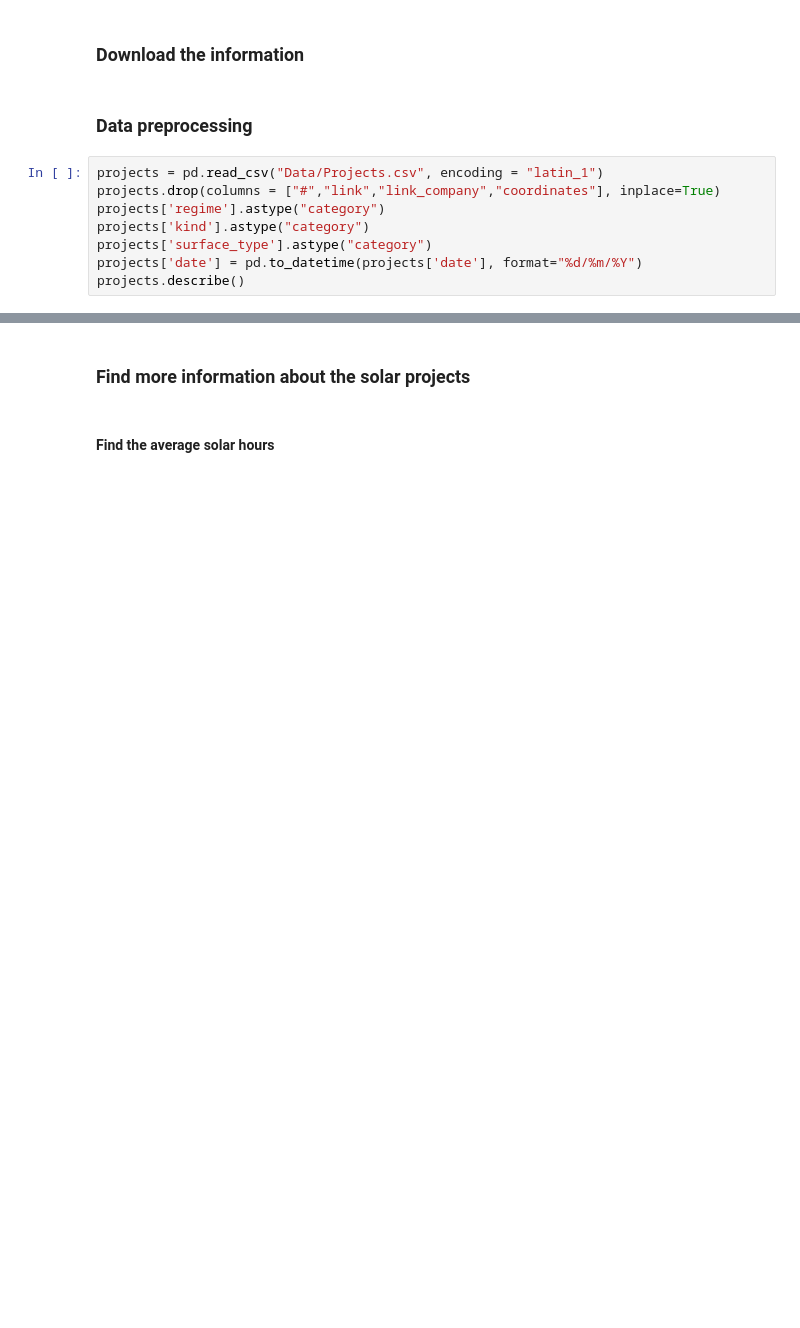
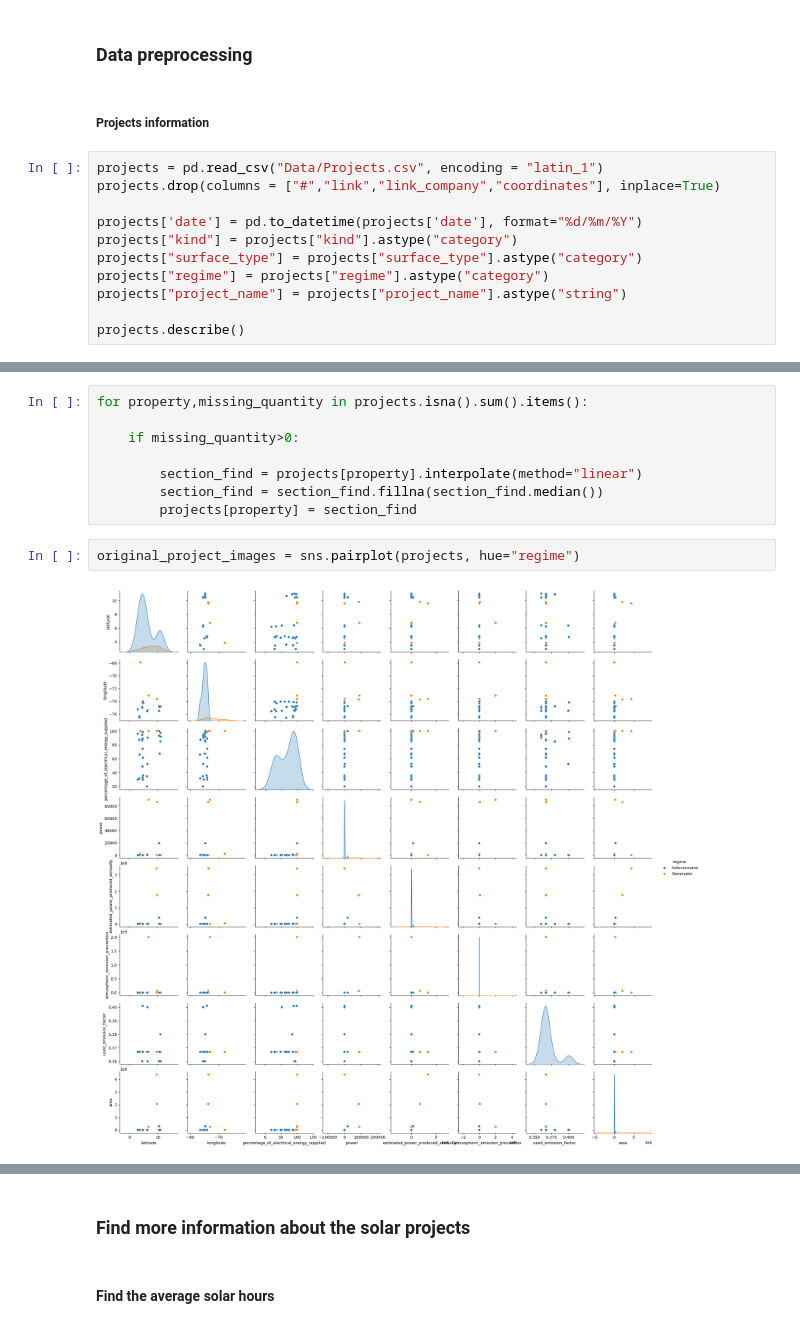
Before and after one commit to Harold2828/PV-Autosizing, a Jupyter notebook: Testing.ipynb, the cells around one changed output, grey strips where cells are left out. Drawn from its saved outputs; the diff is of its cells as text; blank space fills up the shorter version.

```diff
--- a/Testing.ipynb
+++ b/Testing.ipynb
@@ -7,16 +8,19 @@ import numpy as np
 from Models import AssistantTool
 from Models import NASA
-# %% [markdown]
-### Download the information
 # %% [markdown]
 ### Data preprocessing
+# %% [markdown]
+##### Projects information
 # %%
 projects = pd.read_csv("Data/Projects.csv", encoding = "latin_1")
 projects.drop(columns = ["#","link","link_company","coordinates"], inplace=True)
-projects['regime'].astype("category")
-projects['kind'].astype("category")
-projects['surface_type'].astype("category")
+
 projects['date'] = pd.to_datetime(projects['date'], format="%d/%m/%Y")
+projects["kind"] = projects["kind"].astype("category")
+projects["surface_type"] = projects["surface_type"].astype("category")
+projects["regime"] = projects["regime"].astype("category")
+projects["project_name"] = projects["project_name"].astype("string")
+
 projects.describe()
 # %% [output]
 |  | latitude | longitude | date | percentage_of_electrical_energy_s... | power | estimated_power_produced_annually | ... |
@@ -28,3 +32,15 @@ projects.describe()
 | 75% | 8.885021 | -74.086389 | 2018-10-20 00:00:00 | 100.000000 | 417.750000 | 5.421750e+05 | ... |
 | max | 11.018806 | -67.905361 | 2018-11-25 00:00:00 | 100.000000 | 90000.000000 | 3.380152e+08 | ... |
 | std | 2.805354 | 1.559580 | NaN | 33.775193 | 22391.500558 | 6.848216e+07 | ... |
+# %%
+for property,missing_quantity in projects.isna().sum().items():
+
+    if missing_quantity>0:
+
+        section_find = projects[property].interpolate(method="linear")
+        section_find = section_find.fillna(section_find.median())
+        projects[property] = section_find
+# %%
+original_project_images = sns.pairplot(projects, hue="regime")
+# %% [output]
+[figure, added]
```
Also changed, not shown: parts of 18 cells of this notebook.
